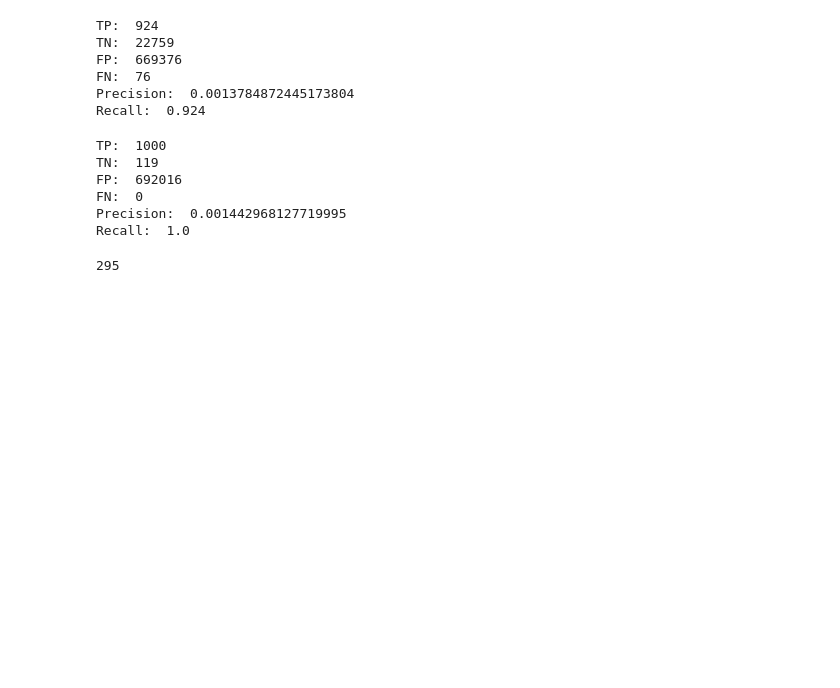
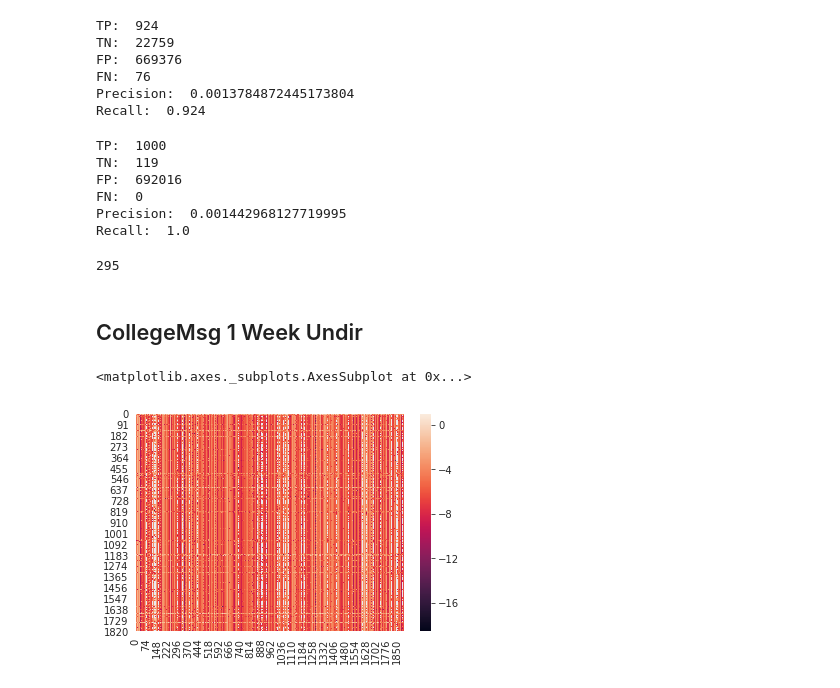
Before and after one commit to YinlongQian/EECS576-Project, a Jupyter notebook: link_prediction_LR.ipynb, the cells around one changed output. Cells and saved outputs as stored; diff of their text form; code cells hidden in the pictures; blank space fills up the shorter version.

```diff
--- a/link_prediction_LR.ipynb
+++ b/link_prediction_LR.ipynb
@@ -8,6 +8,9 @@ import random
 from sklearn.linear_model import LogisticRegression
 from sklearn.preprocessing import StandardScaler
 import numpy as np
+import matplotlib.pyplot as plt
+import seaborn as sns
+sns.set_style('darkgrid')
 import pickle
 # %% [markdown]
 ## Helper functions
@@ -217,3 +220,5 @@ Recall:  1.0
 graph_test.number_of_edges()
 # %% [output]
 295
+# %% [markdown]
+## CollegeMsg 1 Week Undir
@@ -219,0 +230,7 @@ graph_test.number_of_edges()
+# %%
+next_arr = np.load('/z/pujat/576/DynamicGEM/dynamicgem/embedding/results_link_all/CollegeMsg_1_week_undir/dynAERNN/msg_1_week_undir_next_pred.npy')
+# %%
+sns.heatmap(np.log(next_arr))
+# %% [output]
+<matplotlib.axes._subplots.AxesSubplot at 0x...>
+[figure, added]
```
Also changed, not shown: parts of 21 cells of this notebook.
